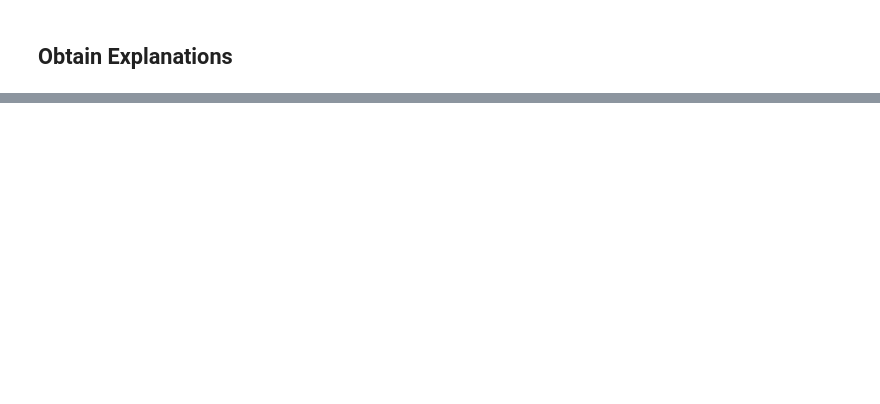
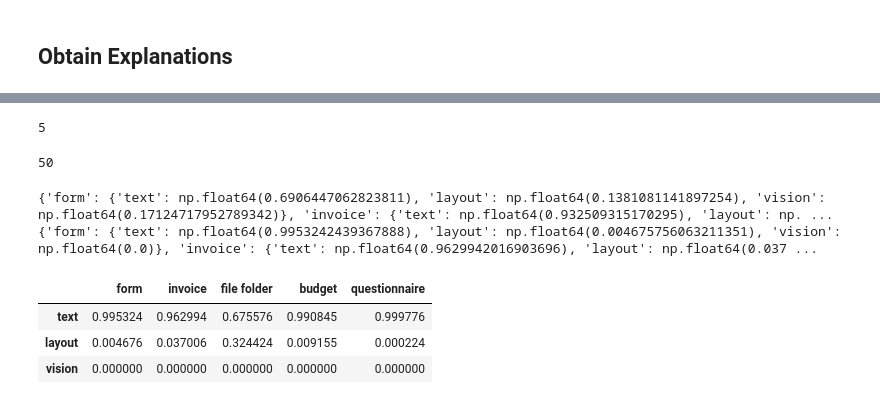
Before and after one commit to adamserag1/Interpretability-for-VRDU-models, a Jupyter notebook: experiments/THESE-DocClas-Global.ipynb, the cells around one changed output, grey strips where cells are left out. Cells and saved outputs as stored; diff of their text form; code cells hidden in the pictures; blank space fills up the shorter version.

```diff
--- a/experiments/THESE-DocClas-Global.ipynb
+++ b/experiments/THESE-DocClas-Global.ipynb
@@ -273,7 +290,7 @@ MADE PREDICT
 forms = [classes['form'][5], classes['form'][10], classes['form'][56], classes['form'][150], classes['form'][77]]
 invoices = [classes['invoice'][3], classes['invoice'][12], classes['invoice'][29], classes['invoice'][40], classes['invoice'][22]]
 budgets = [classes['budget'][1], classes['budget'][3], classes['budget'][13], classes['budget'][33], classes['budget'][21]]
-file_folders = [classes['file folder'][32], classes['file folder'][2], classes['file folder'][10], classes['file folder'][95], classes['file folder'][29]]
+file_folders = [classes['file folder'][32], classes['file folder'][2], classes['file folder'][11], classes['file folder'][94], classes['file folder'][29]]
 questionnaires = [classes['questionnaire'][5], classes['questionnaire'][1], classes['questionnaire'][35], classes['questionnaire'][36], classes['questionnaire'][70]]
 
 def check_incorrect(key, docs):
@@ -400,0 +453,8 @@ array([[[ 7.68571482e-01, -8.26928900e-03, -4.64106961e-02,
+# %%
+len(raw_explanations)
+# %% [output]
+5
+# %%
+len(raw_explanations['file_folder_explanations'])
+# %% [output]
+50
@@ -400,0 +530,35 @@ array([[[ 7.68571482e-01, -8.26928900e-03, -4.64106961e-02,
+# %%
+mm_sample, mm_class = compute_mm_shap_nested(raw_explanations, label2id)
+
+# Example: average modality shares for *invoices* under the LLMV3 SHAP explanations
+LLMV3_mm_shap = {
+  'form' : mm_class['LLMV3 shap']['form'],
+  'invoice' : mm_class['LLMV3 shap']['invoice'],
+  'file folder' : mm_class['LLMV3 shap']['file folder'],
+  'budget' : mm_class['LLMV3 shap']['budget'],
+  'questionnaire' : mm_class['LLMV3 shap']['questionnaire']
+}
+
+BROS_mm_shap = {
+  'form' : mm_class['BROS shap']['form'],
+  'invoice' : mm_class['BROS shap']['invoice'],
+  'file folder' : mm_class['BROS shap']['file folder'],
+  'budget' : mm_class['BROS shap']['budget'],
+  'questionnaire' : mm_class['BROS shap']['questionnaire']
+}
+print(LLMV3_mm_shap)
+print(BROS_mm_shap)
+import pandas as pd
+
+dfllmv3 = pd.DataFrame(LLMV3_mm_shap)
+dfbros = pd.DataFrame(BROS_mm_shap)
+# %% [output]
+{'form': {'text': np.float64(0.6906447062823811), 'layout': np.float64(0.1381081141897254), 'vision': np.float64(0.17124717952789342)}, 'invoice': {'text': np.float64(0.932509315170295), 'layout': np. ...
+{'form': {'text': np.float64(0.9953242439367888), 'layout': np.float64(0.004675756063211351), 'vision': np.float64(0.0)}, 'invoice': {'text': np.float64(0.9629942016903696), 'layout': np.float64(0.037 ...
+# %%
+dfbros
+# %% [output]
+|  | form | invoice | file folder | budget | questionnaire |
+| text | 0.995324 | 0.962994 | 0.675576 | 0.990845 | 0.999776 |
+| layout | 0.004676 | 0.037006 | 0.324424 | 0.009155 | 0.000224 |
+| vision | 0.000000 | 0.000000 | 0.000000 | 0.000000 | 0.000000 |
```
Also changed, not shown: parts of 23 cells of this notebook.
